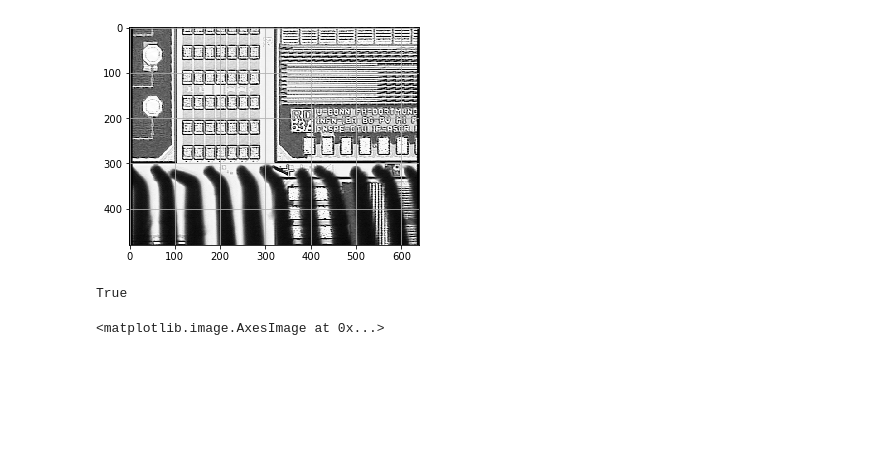
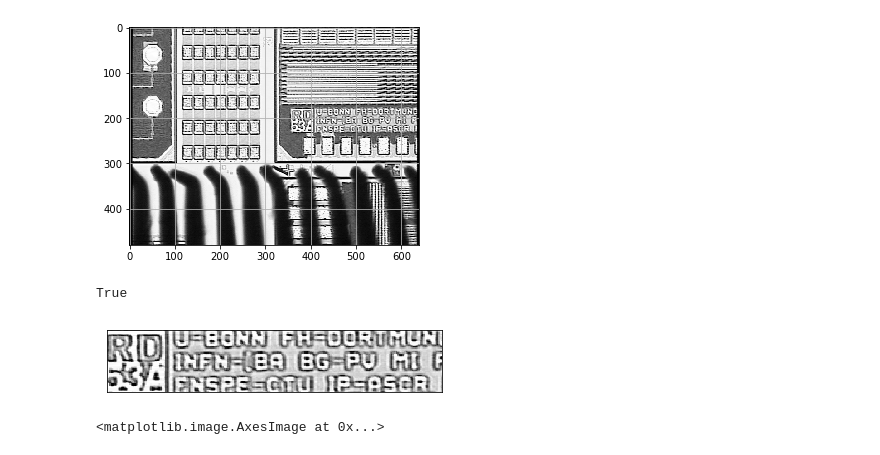
Before and after one commit to luciotruaisch/labRemote, a Jupyter notebook: image_process/jupyter/SIFT Wafer.ipynb, the cells around one changed output. Drawn from its saved outputs; the diff is of its cells as text; code cells hidden in the pictures; blank space fills up the shorter version.

```diff
--- a/image_process/jupyter/SIFT Wafer.ipynb
+++ b/image_process/jupyter/SIFT Wafer.ipynb
@@ -21,11 +18,12 @@ plt.show()
 # %% [output]
 [figure]
 # %%
-template = img[150:230, 360:630]
-# helper.show_img(template)
+template = img[180:230, 360:630]
+helper.show_img(template)
 cv2.imwrite("RD53_template_less.png", template)
 # %% [output]
 True
+[figure, added]
 # %%
 sift = cv2.xfeatures2d.SIFT_create()
 # %%
```
Also changed, not shown: parts of 1 cell of this notebook, 6 other files.
